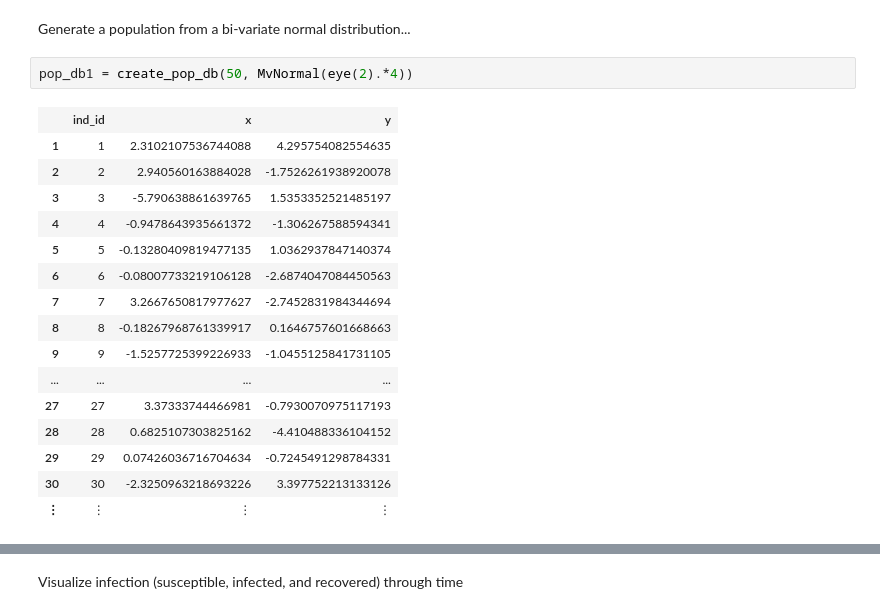
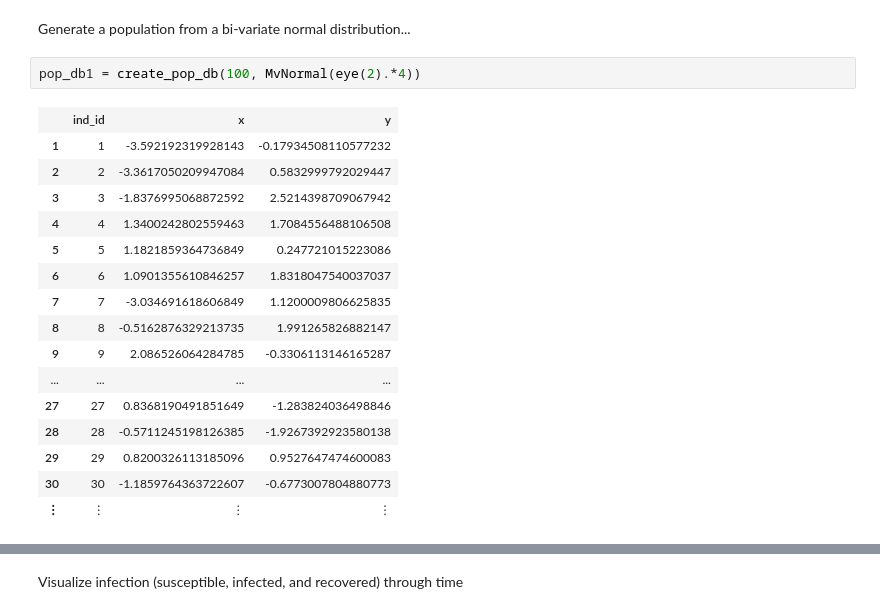
Before and after one commit to jangevaare/ILMs.jl, a Jupyter notebook: example_continuous_SIR.ipynb, the cells around one changed output, grey strips where cells are left out. Saved outputs shown, nothing was run; the diff lists cells and outputs as text.

```diff
--- a/example_continuous_SIR.ipynb
+++ b/example_continuous_SIR.ipynb
@@ -7,21 +7,21 @@ spatial_states (generic function with 1 method)
 # %% [markdown]
 Generate a population from a bi-variate normal distribution...
 # %%
-pop_db1 = create_pop_db(50, MvNormal(eye(2).*4))
+pop_db1 = create_pop_db(100, MvNormal(eye(2).*4))
 # %% [output]
 |  | ind_id | x | y |
-| 1 | 1 | 2.3102107536744088 | 4.295754082554635 |
-| 2 | 2 | 2.940560163884028 | -1.7526261938920078 |
-| 3 | 3 | -5.790638861639765 | 1.5353352521485197 |
-| 4 | 4 | -0.9478643935661372 | -1.306267588594341 |
-| 5 | 5 | -0.13280409819477135 | 1.0362937847140374 |
-| 6 | 6 | -0.08007733219106128 | -2.6874047084450563 |
-| 7 | 7 | 3.2667650817977627 | -2.7452831984344694 |
-| 8 | 8 | -0.18267968761339917 | 0.1646757601668663 |
-| 9 | 9 | -1.5257725399226933 | -1.0455125841731105 |
+| 1 | 1 | -3.592192319928143 | -0.17934508110577232 |
+| 2 | 2 | -3.3617050209947084 | 0.5832999792029447 |
+| 3 | 3 | -1.8376995068872592 | 2.5214398709067942 |
+| 4 | 4 | 1.3400242802559463 | 1.7084556488106508 |
+| 5 | 5 | 1.1821859364736849 | 0.247721015223086 |
+| 6 | 6 | 1.0901355610846257 | 1.8318047540037037 |
+| 7 | 7 | -3.034691618606849 | 1.1200009806625835 |
+| 8 | 8 | -0.5162876329213735 | 1.991265826882147 |
+| 9 | 9 | 2.086526064284785 | -0.3306113146165287 |
 | ... | ... | ... | ... |
-| 27 | 27 | 3.37333744466981 | -0.7930070975117193 |
-| 28 | 28 | 0.6825107303825162 | -4.410488336104152 |
-| 29 | 29 | 0.07426036716704634 | -0.7245491298784331 |
-| 30 | 30 | -2.3250963218693226 | 3.397752213133126 |
+| 27 | 27 | 0.8368190491851649 | -1.283824036498846 |
+| 28 | 28 | -0.5711245198126385 | -1.9267392923580138 |
+| 29 | 29 | 0.8200326113185096 | 0.9527647474600083 |
+| 30 | 30 | -1.1859764363722607 | -0.6773007804880773 |
 | ⋮ | ⋮ | ⋮ | ⋮ |
```
Also changed, not shown: parts of 12 cells of this notebook, 3 other files.
